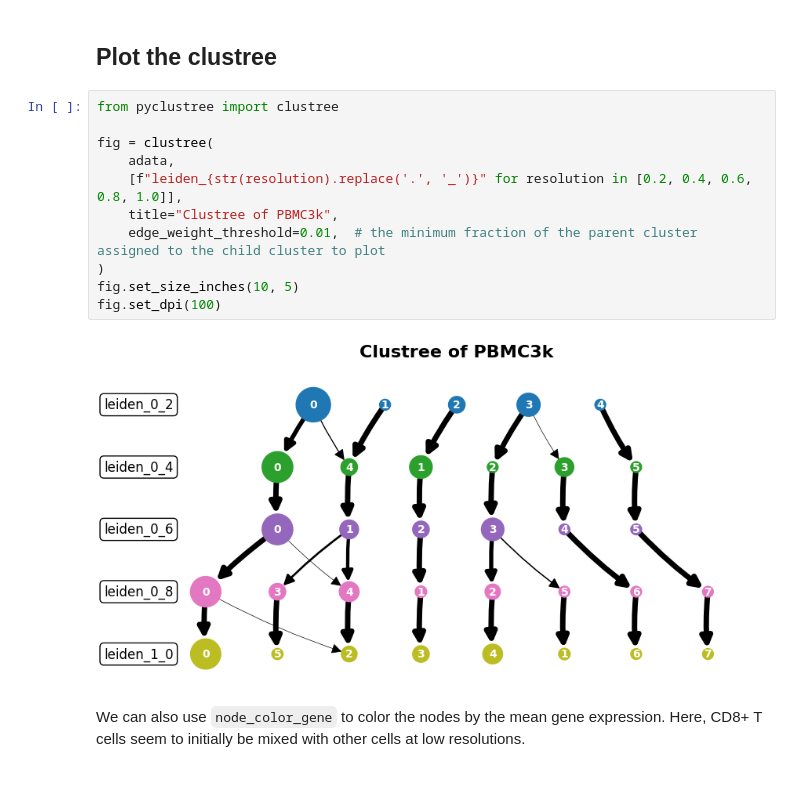
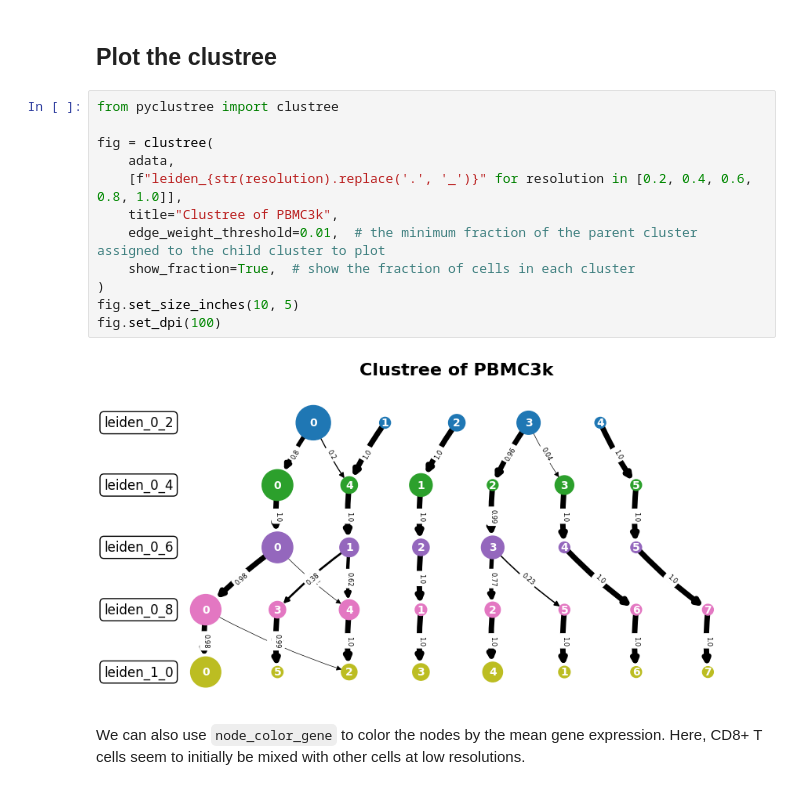
Before and after one commit to complextissue/pyclustree, a Jupyter notebook: docs/source/example.ipynb, the cells around one changed output. Cells and saved outputs as stored; diff of their text form.

```diff
--- a/docs/source/example.ipynb
+++ b/docs/source/example.ipynb
@@ -29,16 +29,17 @@ for resolution in [0.2, 0.4, 0.6, 0.8, 1.0]:
 # %%
 from pyclustree import clustree
 
 fig = clustree(
     adata,
     [f"leiden_{str(resolution).replace('.', '_')}" for resolution in [0.2, 0.4, 0.6, 0.8, 1.0]],
     title="Clustree of PBMC3k",
     edge_weight_threshold=0.01,  # the minimum fraction of the parent cluster assigned to the child cluster to plot
+    show_fraction=True,  # show the fraction of cells in each cluster
 )
 fig.set_size_inches(10, 5)
 fig.set_dpi(100)
 # %% [output]
-[figure, old version]
+[figure, new version]
 # %% [markdown]
 We can also use `node_color_gene` to color the nodes by the mean gene expression. Here, CD8+ T cells seem to initially be mixed with other cells at low resolutions.
 # %%
```
Also changed, not shown: parts of 2 cells of this notebook, 1 other file.
